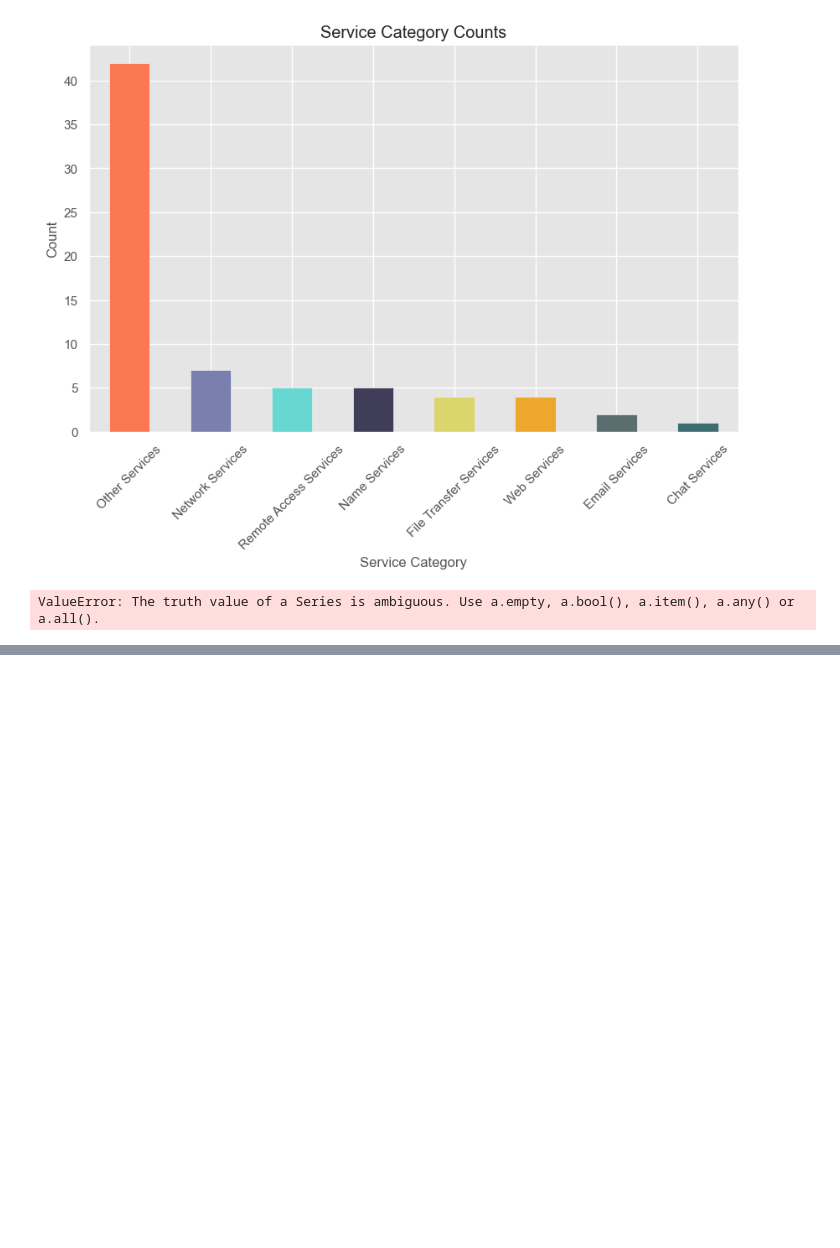
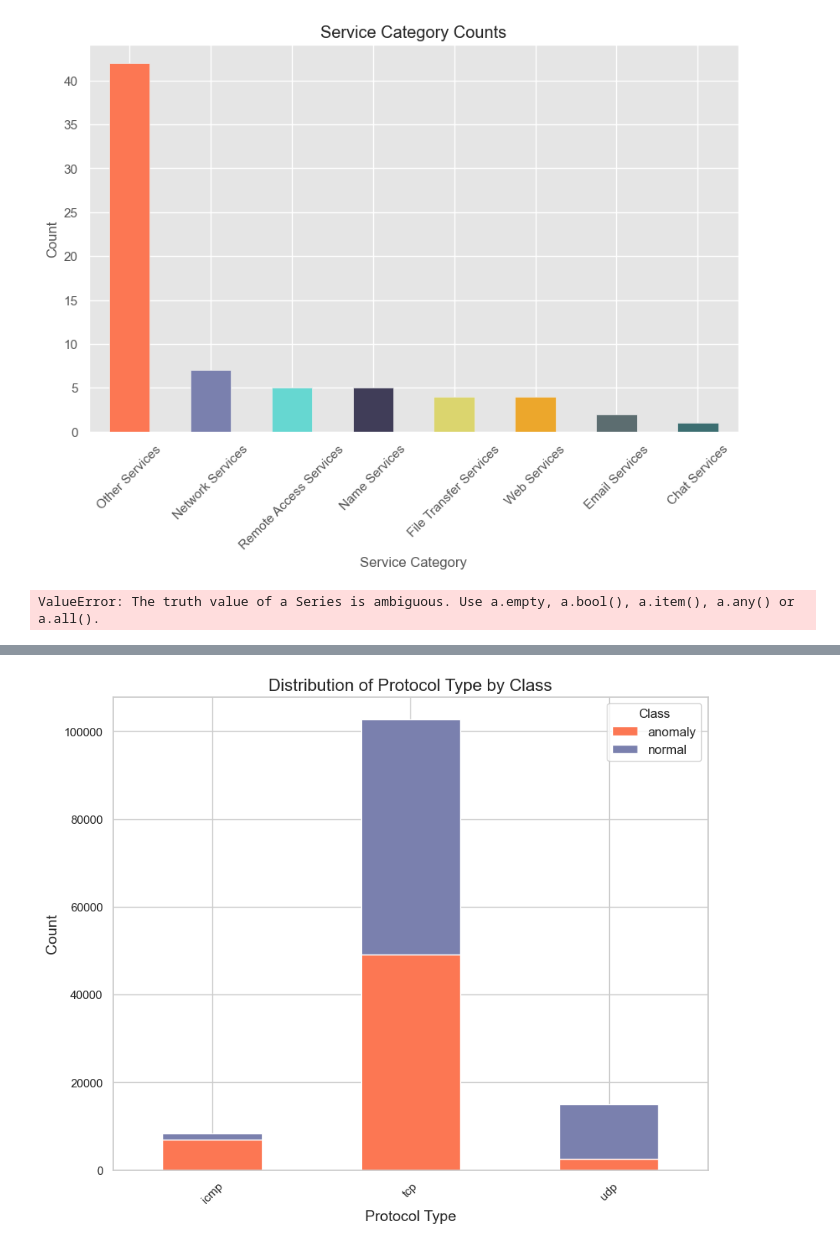
Before and after one commit to chihab4real/ML_CaseStudy, a Jupyter notebook: plot_weka_results.ipynb, the cells around one changed output, grey strips where cells are left out. Cells and saved outputs as stored; diff of their text form; code cells hidden in the pictures; blank space fills up the shorter version.

```diff
--- a/plot_weka_results.ipynb
+++ b/plot_weka_results.ipynb
@@ -489,0 +529,30 @@ ValueError: The truth value of a Series is ambiguous. Use a.empty, a.bool(), a.i
+# %%
+import os
+import pandas as pd
+import seaborn as sns
+import matplotlib.pyplot as plt
+
+# Construct file path
+file_path = os.path.join('data', 'KDDTrain+.csv')
+
+data = pd.read_csv(file_path)
+
+# Extract the 'protocol-type' and 'class' attributes
+protocol_class_counts = data.groupby(['protocol_type', 'class']).size().unstack(fill_value=0)
+
+
+
+# Set the style for the plot
+sns.set(style="whitegrid")
+
+# Create a bar plot
+plt.figure(figsize=(10, 8))
+protocol_class_counts.plot(kind='bar', stacked=True, color=colors, ax=plt.gca())
+plt.title('Distribution of Protocol Type by Class', fontsize=16)
+plt.xlabel('Protocol Type', fontsize=14)
+plt.ylabel('Count', fontsize=14)
+plt.xticks(rotation=45)
+plt.legend(title='Class', loc='best', fontsize=12)
+plt.show()
+# %% [output]
+[figure, added]
```
Also changed, not shown: parts of 2 cells of this notebook.
